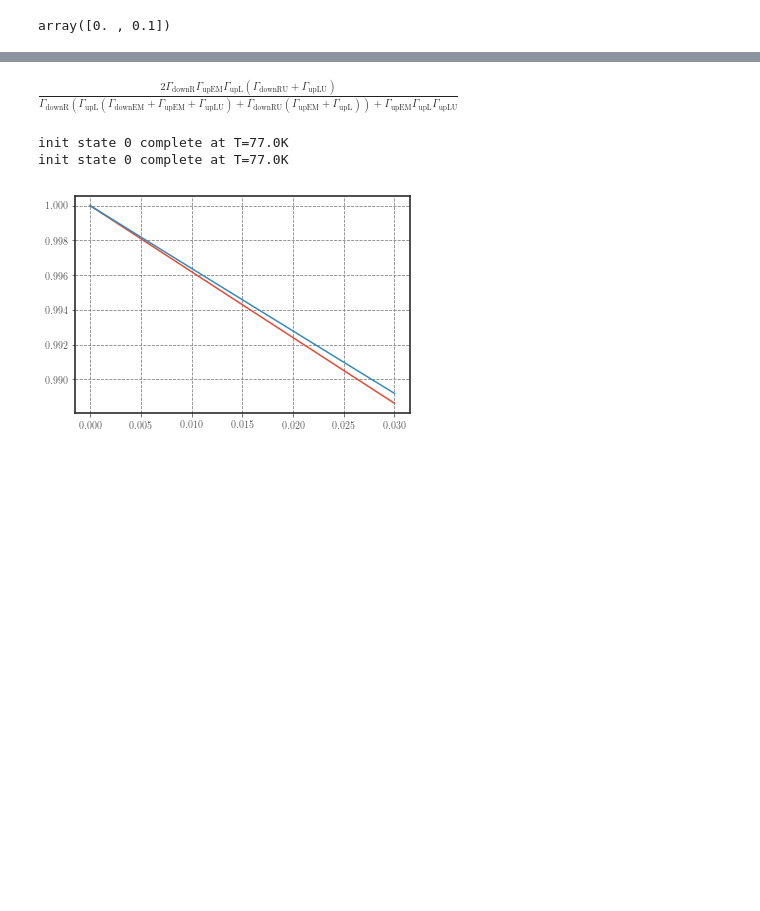
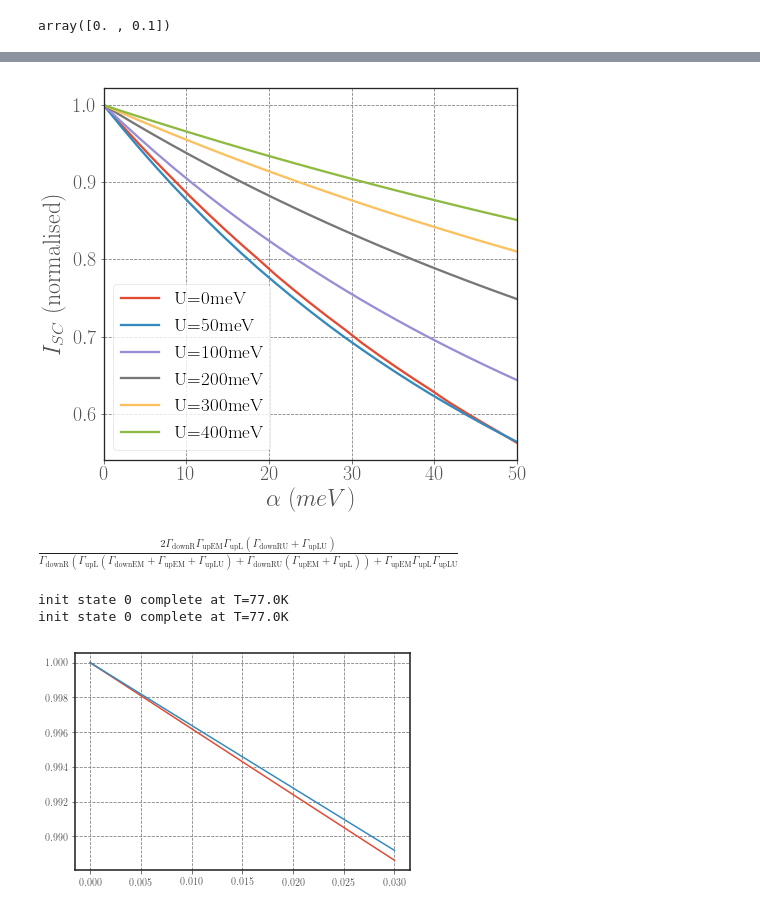
Before and after one commit to HenryMaguire/TLS-photocell-code, a Jupyter notebook: lead_nonadditivity_low_T.ipynb, the cells around one changed output, grey strips where cells are left out. Cells and saved outputs as stored; diff of their text form; code cells hidden in the pictures; blank space fills up the shorter version.

```diff
--- a/lead_nonadditivity_low_T.ipynb
+++ b/lead_nonadditivity_low_T.ipynb
@@ -106,3 +137,23 @@ C-V data calculated in 17.0 seconds
+# %%
+
+plt.rcParams['font.size'] = 20
+plt.rcParams['legend.fontsize'] = 19
+fig, ax = plt.subplots(1, 1, figsize=(7,6), sharex=True)
+binding_energies = [0, 0.05, 0.1, 0.2, 0.3, 0.4] #np.linspace(0.0, 0.5, 6)
+alpha_values = np.linspace(0, 50e-3, 25) #[0, 10e-3, 20e-3, 30e-3]
+for U, I_SC in zip(binding_energies, data_77):
+    ax.plot(alpha_values*1000, np.array(I_SC)/I_SC[0], label='U={}meV'.format(int(U*1000)))
+
+ax.set_xlabel(r'$\alpha$ $(meV)$')
+ax.set_ylabel(r'$I_{SC}$ (normalised)')
+ax.set_xlim(alpha_values[0]*1000, alpha_values[-1]*1000)
+
+#ax.yaxis.set_major_formatter(PercentFormatter())
+plt.subplots_adjust(left=0.15, bottom=0.12, right=0.97, top=0.98, wspace=0.24, hspace=0.015)
+ax.legend()
+plt.savefig("Isc_slope_lowT.pdf")
+# %% [output]
+[figure, added]
 # %%
 
 data = []
```
Also changed, not shown: parts of 4 cells of this notebook, 37 other files.
